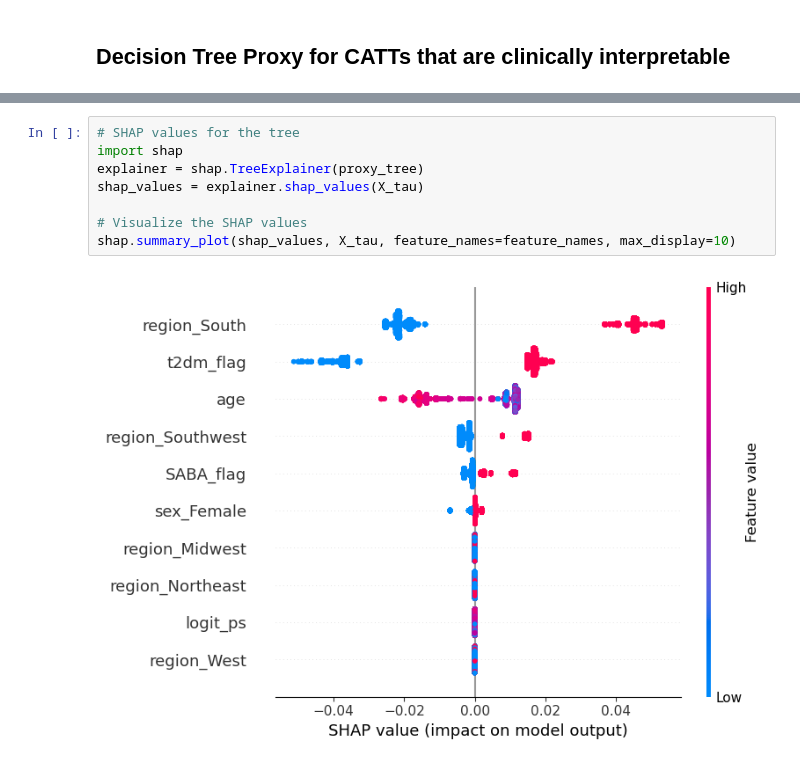
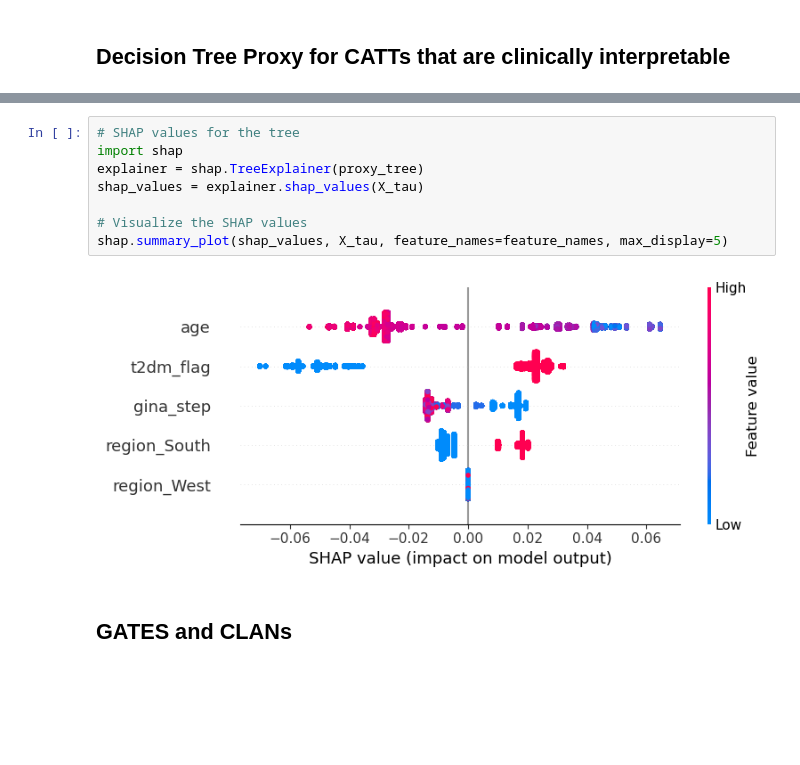
Before and after one commit to nweerasuriya/omscs, a Jupyter notebook: ISYE6420/Project/binary_bcf_exac.ipynb, the cells around one changed output, grey strips where cells are left out. Cells and saved outputs as stored; diff of their text form; blank space fills up the shorter version.

```diff
--- a/ISYE6420/Project/binary_bcf_exac.ipynb
+++ b/ISYE6420/Project/binary_bcf_exac.ipynb
@@ -703,13 +695,15 @@ feature_importance_df.head(10).reset_index(drop=True)
 # %%
 # SHAP values for the tree
 import shap
 explainer = shap.TreeExplainer(proxy_tree)
 shap_values = explainer.shap_values(X_tau)
 
 # Visualize the SHAP values
-shap.summary_plot(shap_values, X_tau, feature_names=feature_names, max_display=10)
+shap.summary_plot(shap_values, X_tau, feature_names=feature_names, max_display=5)
 # %% [output]
-[figure, old version]
+[figure, new version]
+# %% [markdown]
+## GATES and CLANs
 # %%
 # ── Step 0: (Re)build ITE-RD posterior ───────────────────────────────
 print("Building ITE-RD posterior arrays …")
```
Also changed, not shown: parts of 23 cells of this notebook, 3 other files.
